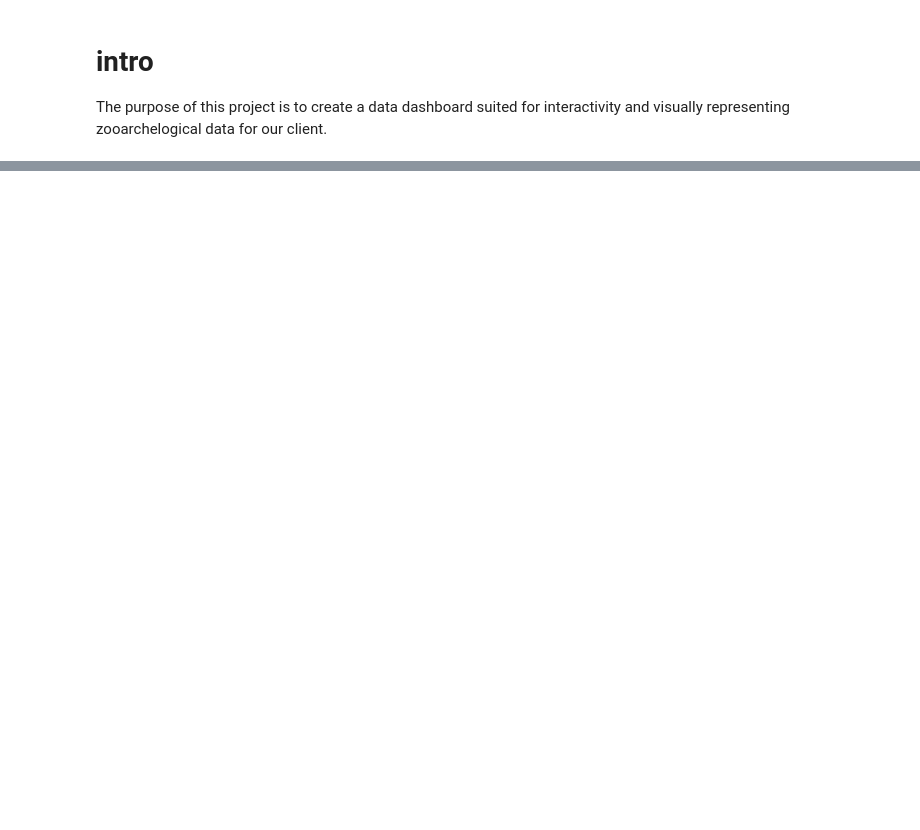
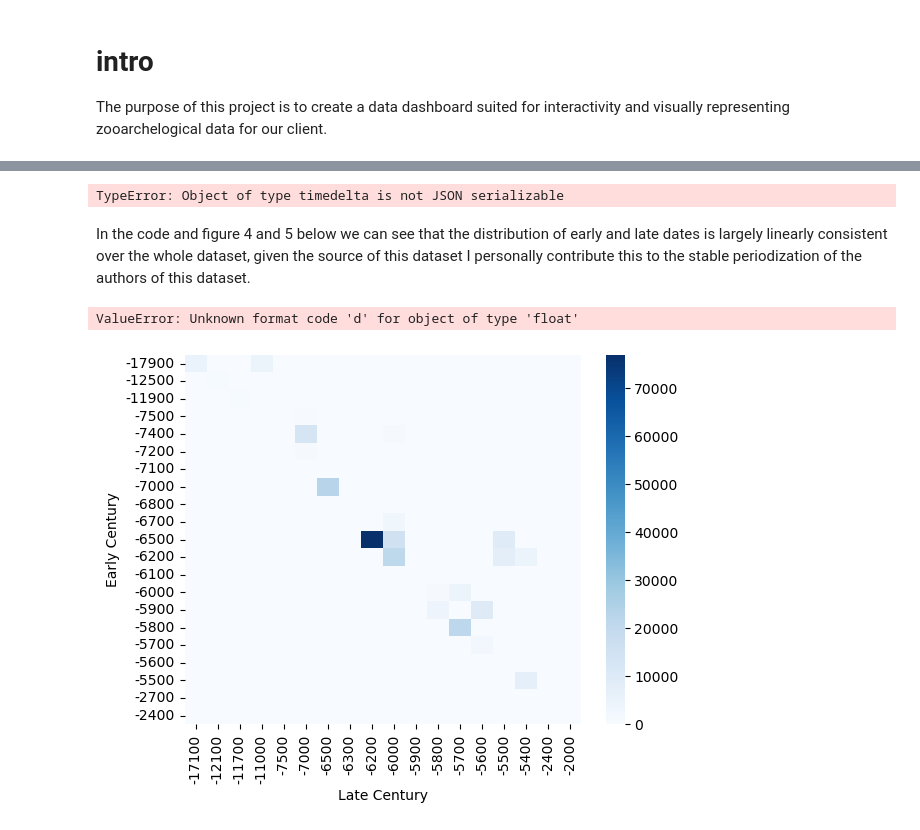
Before and after one commit to MoonCake98/zooarcheology_datadashboard, a Jupyter notebook: logbook/logbook.ipynb, the cells around one changed output, grey strips where cells are left out. Saved outputs shown, nothing was run; the diff lists cells and outputs as text; code cells hidden in the pictures; blank space fills up the shorter version.

```diff
--- a/logbook/logbook.ipynb
+++ b/logbook/logbook.ipynb
@@ -184,0 +174,53 @@ plt.bar(list(df_uniques.index), list((df.count()/239320) * 100), color ='maroon'
+# %%
+import plotly.express as px
+
+# Add row identifiers
+df['Event'] = df.index + 1
+
+# Create Gantt chart
+fig = px.timeline(
+    df,
+    x_start='Early Date (BCE/CE)',
+    x_end='Late Date (BCE/CE)',
+    y='Event',
+    title='Gantt Chart of Date Ranges (BCE/CE)',
+    labels={'Event': 'Event ID'}
+)
+fig.update_xaxes(title='Year (BCE/CE)', tickmode='linear')
+fig.show()
+# %% [output]
+TypeError: Object of type timedelta is not JSON serializable
+# %% [markdown]
+In the code and figure 4 and 5 below we can see that the distribution of early and late dates is largely linearly consistent over the whole dataset, given the source of this dataset I personally contribute this to the stable periodization of the authors of this dataset.
+# %%
+import seaborn as sns
+
+# divide dates into 100year intervals
+df['Early Century'] = (df['Early Date (BCE/CE)'] // 100).astype(int) * 100
+df['Late Century'] = (df['Late Date (BCE/CE)'] // 100).astype(int) * 100
+
+# Count events by centuries
+counts = df.groupby(['Early Century', 'Late Century']).size().reset_index(name='count')
+
+# Pivot table for heatmap
+heatmap_data = counts.pivot_table(index='Early Century', columns='Late Century', values='count', fill_value=0)
+
+# Plot the heatmap
+sns.heatmap(heatmap_data, cmap='Blues', annot=True, fmt="d")
+
+# Set the title and labels
+plt.suptitle('Event Counts by Century (BCE/CE) figure 4', fontsize=16, y=1.05)
+plt.xlabel('Late Century')
+plt.ylabel('Early Century')
+
+# Invert the Y-axis so that the century starts from 0 at the top
+plt.gca().invert_yaxis()
+
+# Set the limits of the Y-axis explicitly, if necessary
+plt.gca().set_ylim(heatmap_data.index.max() + 1, heatmap_data.index.min() - 1)
+
+# Show the plot
+plt.show()
+# %% [output]
+ValueError: Unknown format code 'd' for object of type 'float'
+[figure, added]
```
Also changed, not shown: parts of 31 cells of this notebook.
